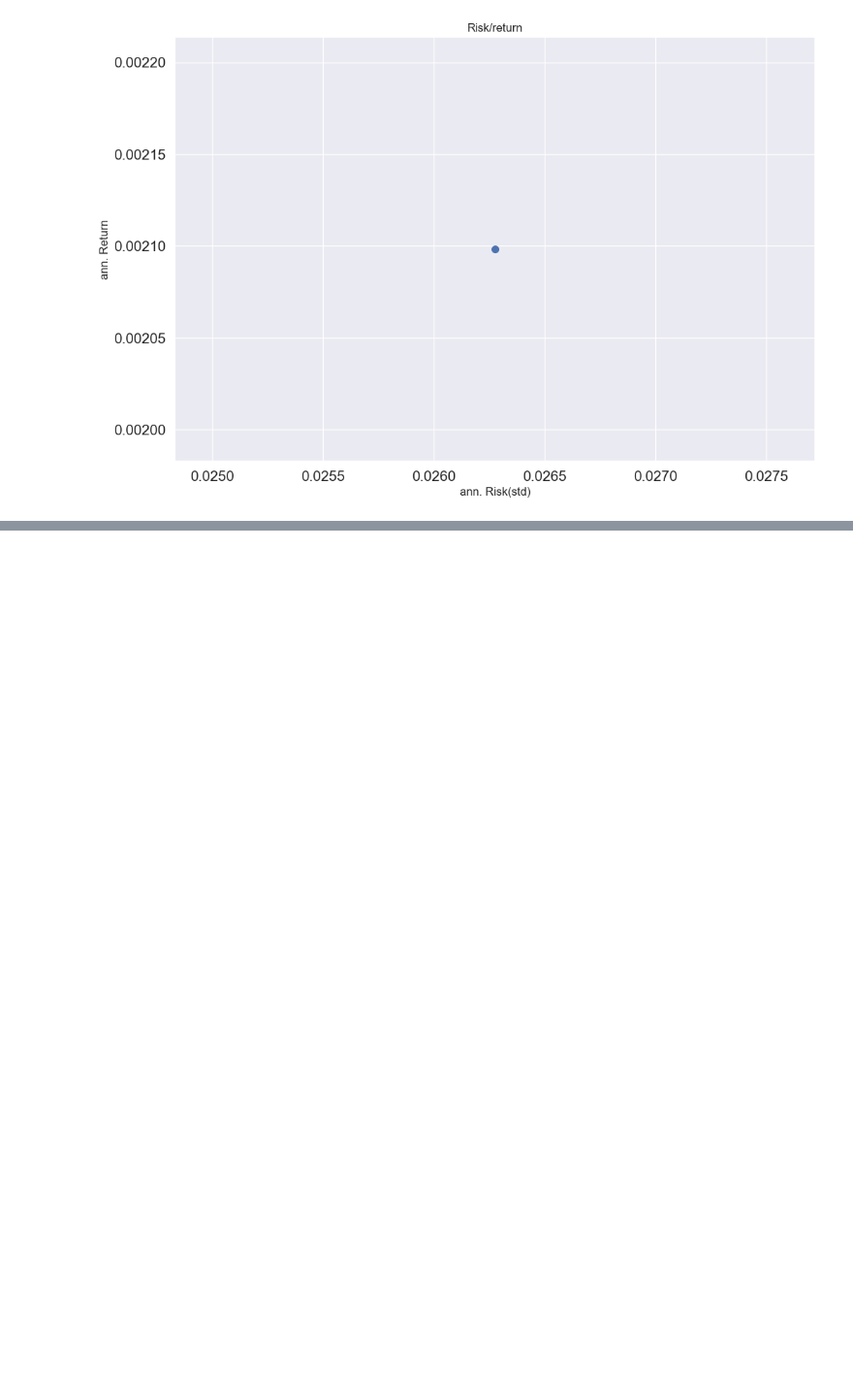
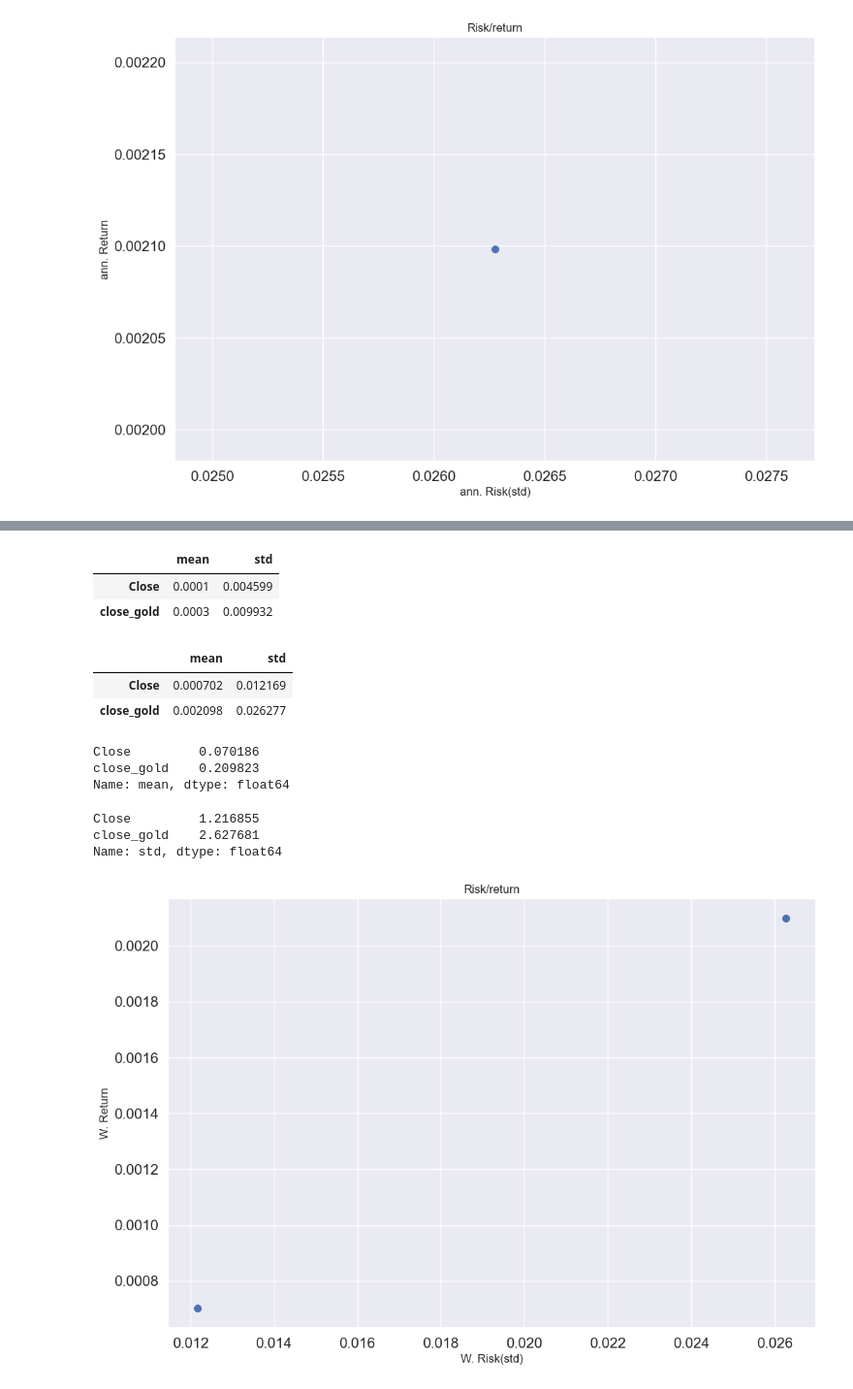
Before and after one commit to DheyaAlqaderi/TechnicalAnalysis-Gold-ML, a Jupyter notebook: Yahoo Finance practice/gold_with_usdt/Gold_Analysis.ipynb, the cells around one changed output, grey strips where cells are left out. Shown: that part at 97% size. Saved outputs shown, nothing was run; the diff lists cells and outputs as text; code cells hidden in the pictures; blank space fills up the shorter version.

Commit message:
Gold with usdt

```diff
--- a/Yahoo Finance practice/gold_with_usdt/Gold_Analysis.ipynb
+++ b/Yahoo Finance practice/gold_with_usdt/Gold_Analysis.ipynb
@@ -283,0 +335,4 @@ Text(0.5, 1.0, 'Risk/return')
+# %%
+ret = pd.DataFrame(stocks['DX-Y.NYB'].Close.pct_change().dropna())
+# %%
+ret['close_gold'] = stocks['GLD'].Close.pct_change().dropna().copy()
@@ -283,0 +356,46 @@ Text(0.5, 1.0, 'Risk/return')
+# %%
+summary2 = ret.describe().T.loc[:,['mean', 'std']]
+summary2
+# %% [output]
+|  | mean | std |
+| Close | 0.0001 | 0.004599 |
+| close_gold | 0.0003 | 0.009932 |
+# %%
+summary2['mean'] = summary2['mean'] * 7
+summary2['std'] = summary2['std'] * np.sqrt(7)
+summary2
+# %% [output]
+|  | mean | std |
+| Close | 0.000702 | 0.012169 |
+| close_gold | 0.002098 | 0.026277 |
+# %%
+summary2['mean'] * 100
+# %% [output]
+Close         0.070186
+close_gold    0.209823
+Name: mean, dtype: float64
+# %%
+summary2['std'] * 100
+# %% [output]
+Close         1.216855
+close_gold    2.627681
+Name: std, dtype: float64
+# %%
+# Assuming you have imported your DataFrame 'summary2' and it contains 'std' and 'mean' columns
+
+# Create the scatter plot
+summary2.plot.scatter(x='std', y='mean', figsize=(12, 8), s=50, fontsize=15)
+
+# Add annotations for data points
+for i in summary2.index:
+    plt.annotate(i, xy=(summary2.loc[i, 'std'] + 0.002, summary2.loc[i, 'mean'] + 0.002), size=15)
+
+# Set labels and title
+plt.xlabel("W. Risk(std)")
+plt.ylabel("W. Return")
+plt.title('Risk/return')
+
+# Show the plot
+plt.show()
+# %% [output]
+[figure, added]
```
Also changed, not shown: parts of 7 cells of this notebook.
